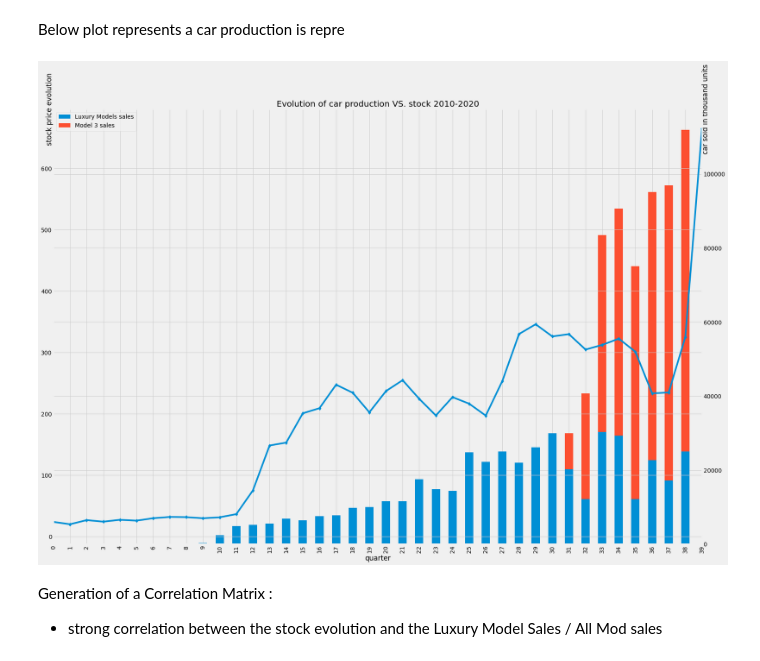
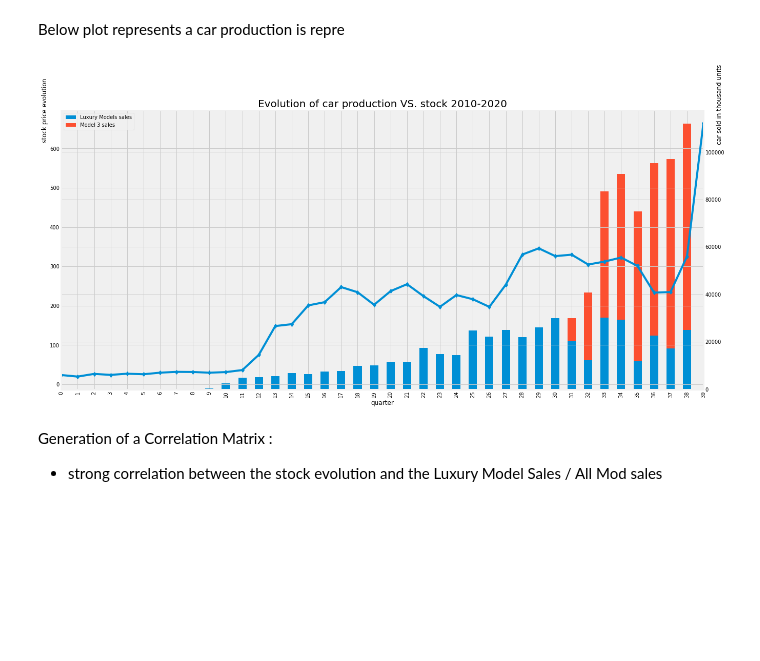
Before and after one commit to ta-data-bcn/Project-Week-8-Final-Project, a Jupyter notebook: Notebooks/TSLA_Stock_Analysis_Car_production_&_prediction.ipynb, the cells around one changed output. Drawn from its saved outputs; the diff is of its cells as text; code cells hidden in the pictures; blank space fills up the shorter version.

```diff
--- a/Notebooks/TSLA_Stock_Analysis_Car_production_&_prediction.ipynb
+++ b/Notebooks/TSLA_Stock_Analysis_Car_production_&_prediction.ipynb
@@ -264,7 +266,7 @@ Try using .loc[row_indexer,col_indexer] = value instead
 
 See the caveats in the documentation: http://pandas.pydata.org/pandas-docs/stable/indexing.html#indexing-view-versus-copy
 # %%
-# df_plot.set_index('Date', inplace=True)
+df_plot.reset_index('Date', inplace=True)
 # %%
 df_plot
 # %% [output]
@@ -293,22 +294,23 @@ Ploting on overlap the evolution of stock price from 2010 VS. the evolution of c
 # %% [markdown]
 Below plot represents a  car production is repre
 # %%
-fig, ax1 = plt.subplots(figsize=(25, 18))
+fig, ax1 = plt.subplots(figsize=(20, 10))
 ax1.set_xlabel('quarter')
 ax1.set_ylabel('stock price evolution')
-ax1.yaxis.set_label_coords(0.5, -1)
-ax1.yaxis.set_label_coords(0, 1)
+ax1.yaxis.set_label_coords(-0.02, 1)
+
 ax2 = ax1.twinx()
 ax2.set_ylabel('car sold in thousand units')
-ax2.yaxis.set_label_coords(1, 1)
+ax2.yaxis.set_label_coords(1.02, 1.02)
 df_plot[['Luxury Models sales', 'Model 3 sales']].plot(kind='bar', ax=ax1,stacked=True)
 df_plot['Adj Close'].plot(kind='line', marker='d', ax=ax2)
+
 ax1.yaxis.tick_right()
 ax2.yaxis.tick_left()
-plt.title('Evolution of car production VS. stock 2010-2020')
-plt.savefig(f'../DataSets/Tesla_car_sales/car_production_stock_evolution.png' , dpi=fig.dpi)
+plt.title('Evolution of car production VS. stock 2010-2020', fontsize=20)
+plt.savefig(f'../DataSets/Tesla_car_sales/car_production_stock_evolution.png' , dpi=300)
 # %% [output]
-[figure, old version]
+[figure, new version]
 # %% [markdown]
 Generation of a Correlation Matrix :
 - strong correlation between the stock evolution and the Luxury Model Sales / All Mod sales
```
Also changed, not shown: parts of 18 cells of this notebook, 3 other files.
